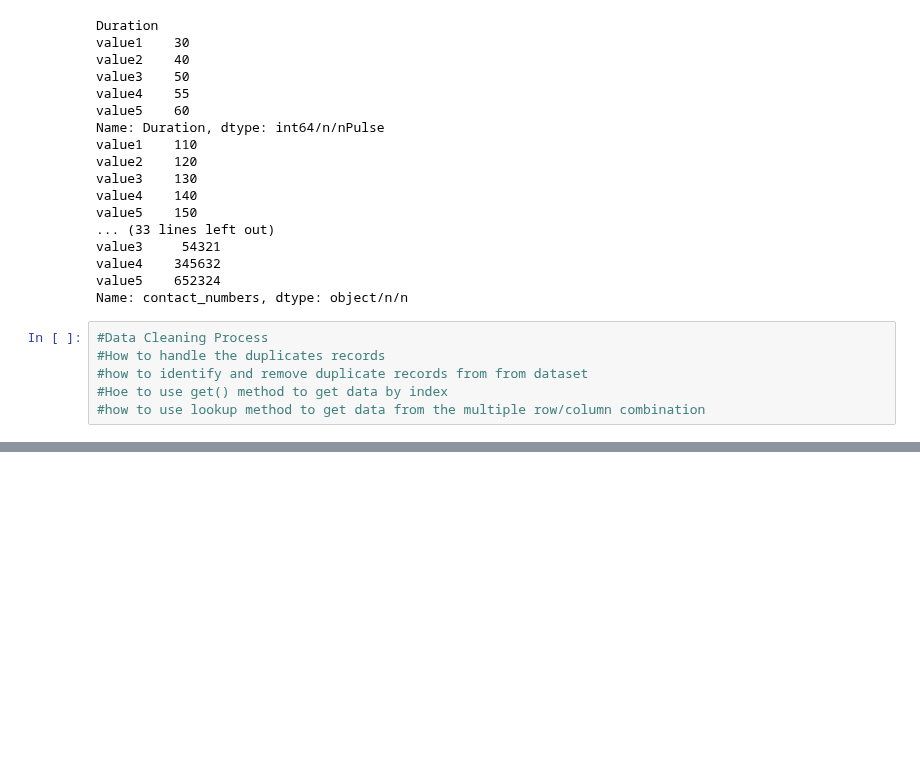
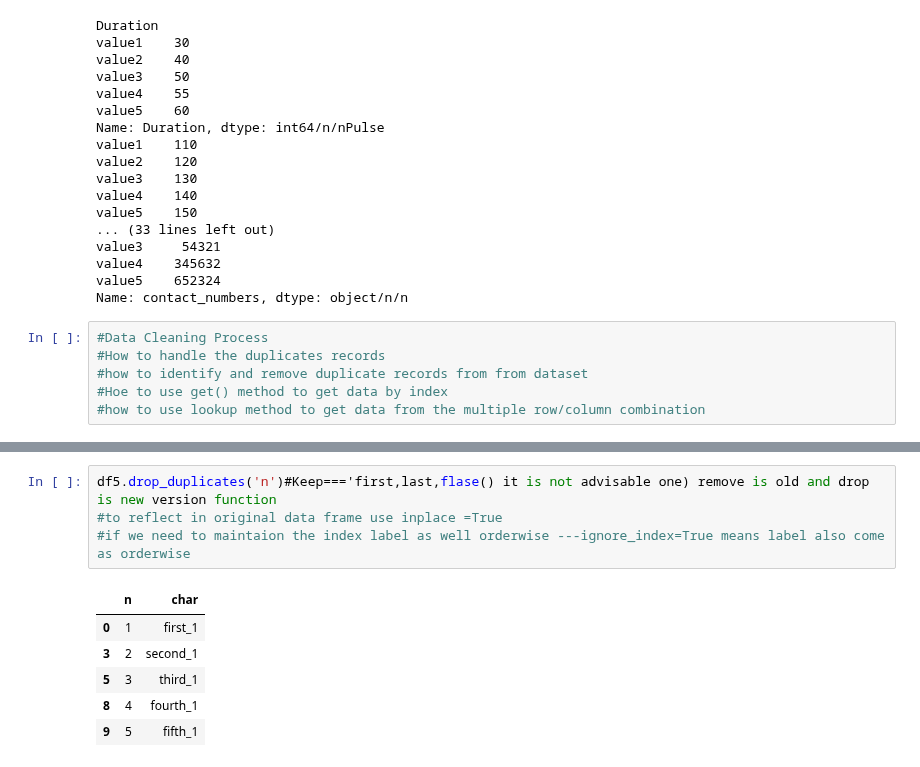
Before and after one commit to ramnagella/Demo, a Jupyter notebook: DA_Day7.ipynb, the cells around one changed output, grey strips where cells are left out. Saved outputs shown, nothing was run; the diff lists cells and outputs as text; blank space fills up the shorter version.

```diff
--- a/DA_Day7.ipynb
+++ b/DA_Day7.ipynb
@@ -787,0 +824,11 @@ Name: contact_numbers, dtype: object/n/n
+# %%
+df5.drop_duplicates('n')#Keep==='first,last,flase() it is not advisable one) remove is old and drop is new version function
+#to reflect in original data frame use inplace =True
+#if we need to maintaion the index label as well orderwise ---ignore_index=True means label also come as orderwise
+# %% [output]
+|  | n | char |
+| 0 | 1 | first_1 |
+| 3 | 2 | second_1 |
+| 5 | 3 | third_1 |
+| 8 | 4 | fourth_1 |
+| 9 | 5 | fifth_1 |
```
Also changed, not shown: parts of 6 cells of this notebook.
